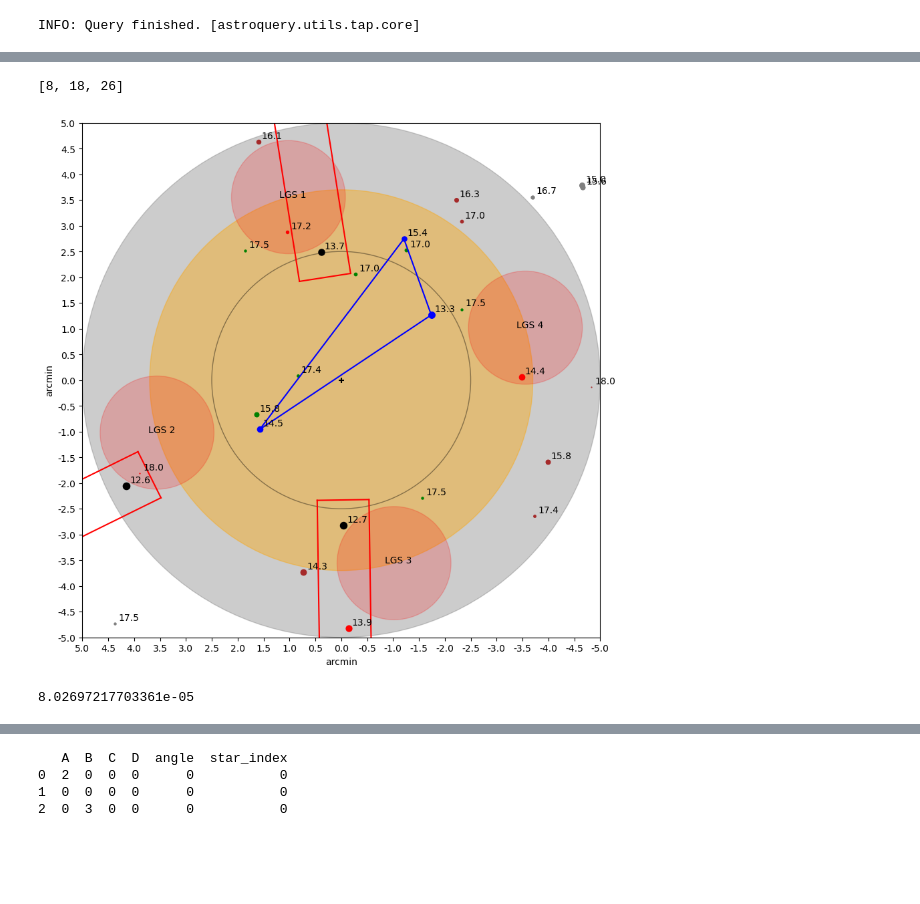
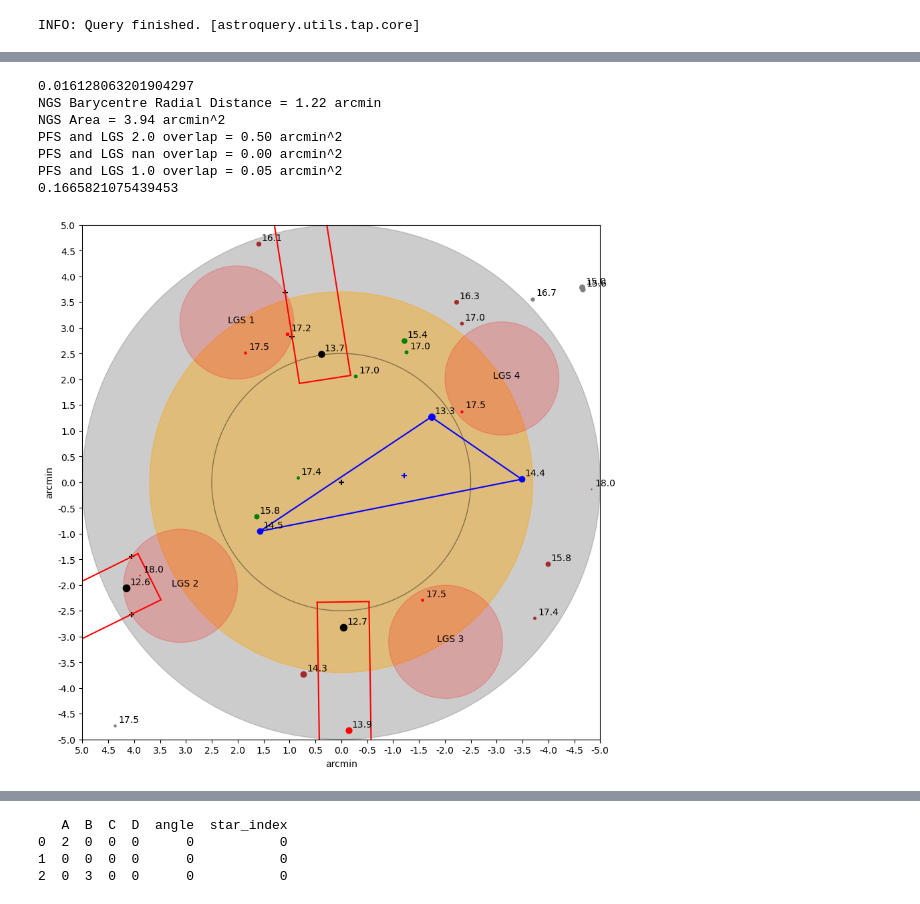
Before and after one commit to JamianStephan/MOSAIC-Sky-Coverage, a Jupyter notebook: V2/PD.ipynb, the cells around one changed output, grey strips where cells are left out. Drawn from its saved outputs; the diff is of its cells as text; code cells hidden in the pictures; blank space fills up the shorter version.

```diff
--- a/V2/PD.ipynb
+++ b/V2/PD.ipynb
@@ -319,0 +474,4 @@ class FOV_stars: #Class for the FOV simulation
+# %%
+stars_data,input_data=GAIA_query(30,30,16)
+a=FOV_stars(stars_data,input_data)
+a.run()
@@ -320,12 +482,21 @@ class FOV_stars: #Class for the FOV simulation
 # %%
-a=FOV_stars(data,input_data)
+start=time.time()
 a.convert_stars_to_xy(input_data['ra0'],input_data['dec0'])
 a.find_stars_zones()
 a.find_PFS()
-a.find_LGS(np.radians(16))
+a.find_LGS(np.radians(33))
 a.find_NGS()
 a.find_NGS_stats()
+a.find_PFS_overlap()
+print(time.time()-start)
 a.plot()
+print(time.time()-start)
 # %% [output]
-[8, 18, 26]
+0.016128063201904297
+NGS Barycentre Radial Distance = 1.22 arcmin
+NGS Area = 3.94 arcmin^2
+PFS and LGS 2.0 overlap = 0.50 arcmin^2
+PFS and LGS nan overlap = 0.00 arcmin^2
+PFS and LGS 1.0 overlap = 0.05 arcmin^2
+0.1665821075439453
-[figure, old version]
+[figure, new version]
@@ -422,4 +502,0 @@ a.plot()
-# %%
-a.stars_data['x'][0]
-# %% [output]
-8.02697217703361e-05
```
Also changed, not shown: parts of 14 cells of this notebook, 2 other files.
